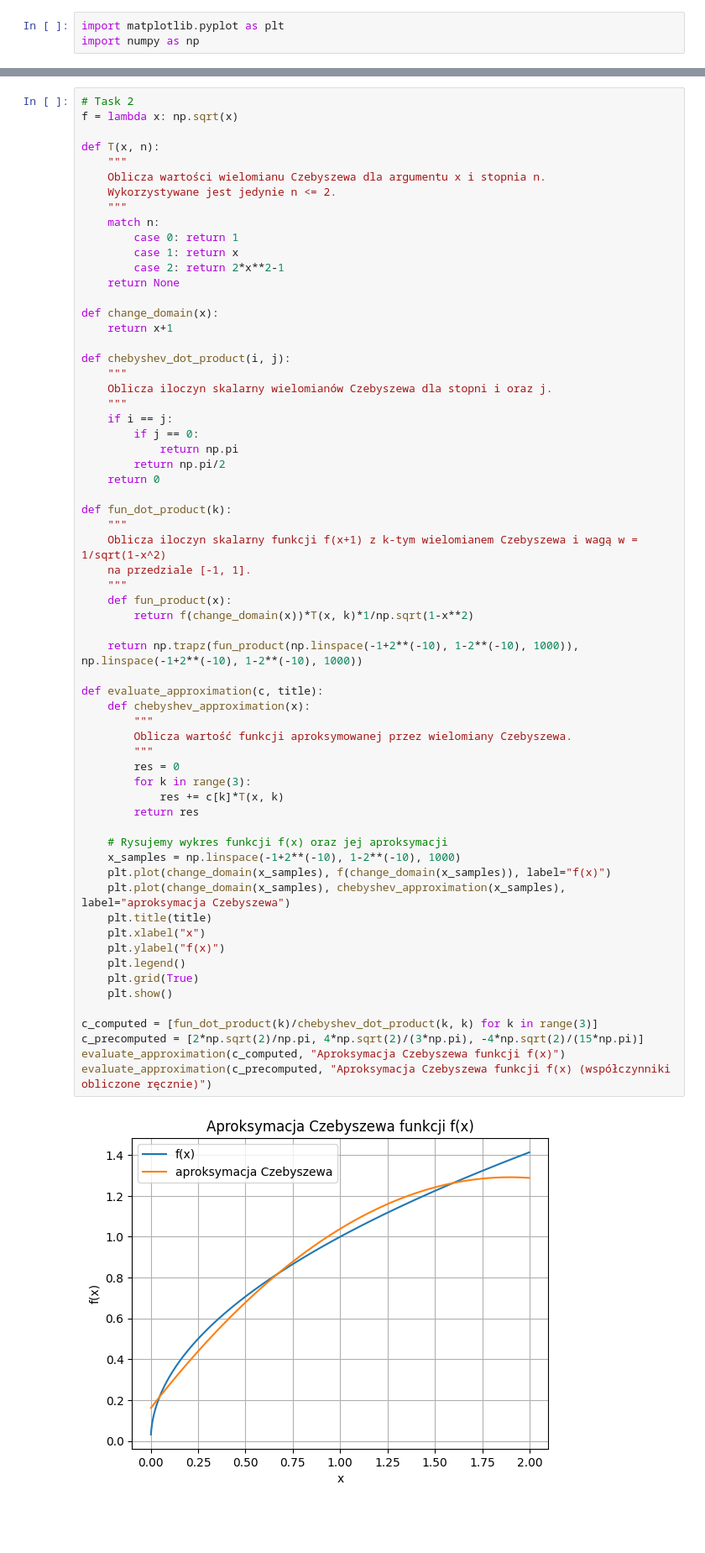
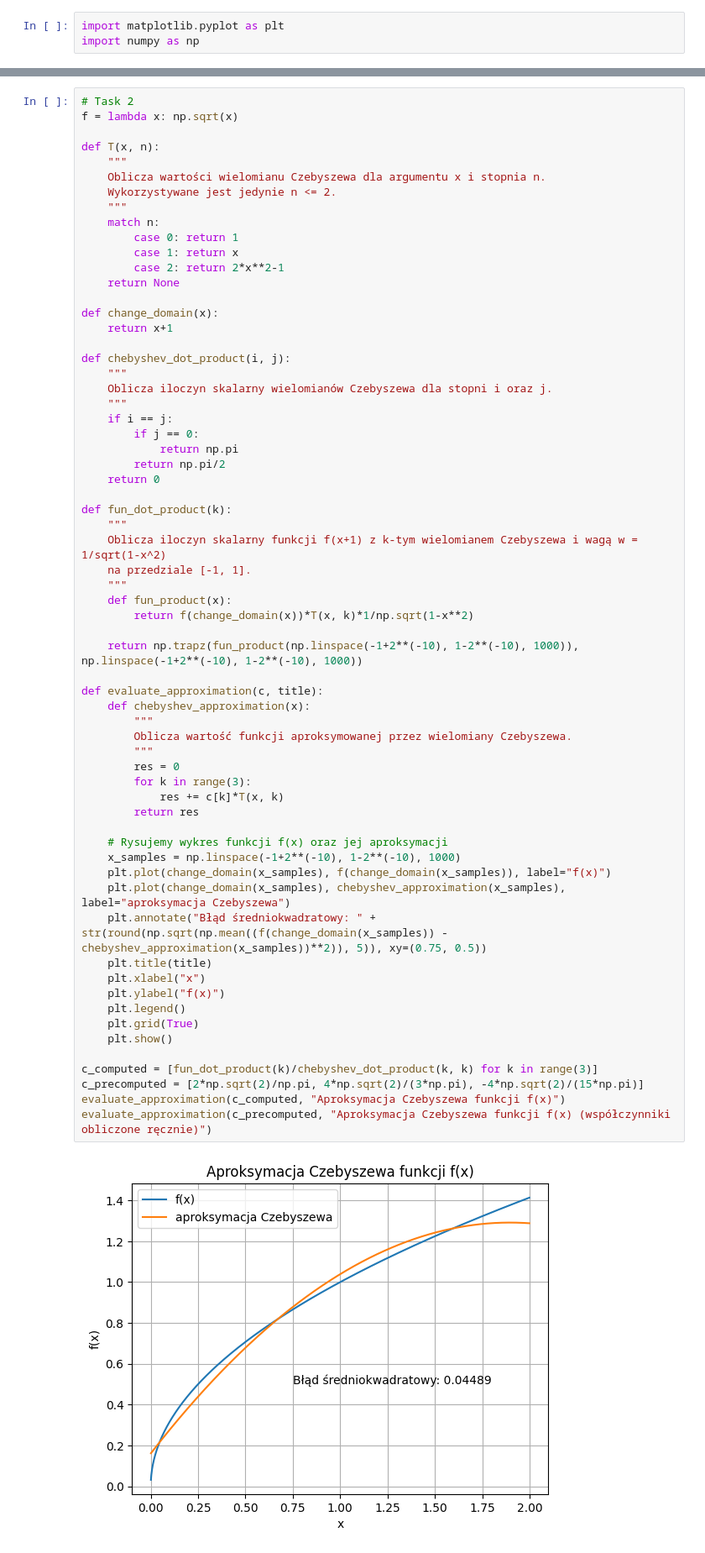
Before and after one commit to FalcO0O/MOWNiT, a Jupyter notebook: Lab_5/main.ipynb, the cells around one changed output, grey strips where cells are left out. Shown: that part at 84% size. Drawn from its saved outputs; the diff is of its cells as text; blank space fills up the shorter version.

Commit message:
Added MSE to task 2 in Lab 5
Added mean squared error to plots in task 2 from lab 5.

```diff
--- a/Lab_5/main.ipynb
+++ b/Lab_5/main.ipynb
@@ -210,31 +210,32 @@ def fun_dot_product(k):
         return f(change_domain(x))*T(x, k)*1/np.sqrt(1-x**2)
 
     return np.trapz(fun_product(np.linspace(-1+2**(-10), 1-2**(-10), 1000)), np.linspace(-1+2**(-10), 1-2**(-10), 1000))
 
 def evaluate_approximation(c, title):
     def chebyshev_approximation(x):
         """
         Oblicza wartość funkcji aproksymowanej przez wielomiany Czebyszewa.
         """
         res = 0
         for k in range(3):
             res += c[k]*T(x, k)
         return res
 
     # Rysujemy wykres funkcji f(x) oraz jej aproksymacji
     x_samples = np.linspace(-1+2**(-10), 1-2**(-10), 1000)
     plt.plot(change_domain(x_samples), f(change_domain(x_samples)), label="f(x)")
     plt.plot(change_domain(x_samples), chebyshev_approximation(x_samples), label="aproksymacja Czebyszewa")
+    plt.annotate("Błąd średniokwadratowy: " + str(round(np.sqrt(np.mean((f(change_domain(x_samples)) - chebyshev_approximation(x_samples))**2)), 5)), xy=(0.75, 0.5))
     plt.title(title)
     plt.xlabel("x")
     plt.ylabel("f(x)")
     plt.legend()
     plt.grid(True)
     plt.show()
 
 c_computed = [fun_dot_product(k)/chebyshev_dot_product(k, k) for k in range(3)]
 c_precomputed = [2*np.sqrt(2)/np.pi, 4*np.sqrt(2)/(3*np.pi), -4*np.sqrt(2)/(15*np.pi)]
 evaluate_approximation(c_computed, "Aproksymacja Czebyszewa funkcji f(x)")
 evaluate_approximation(c_precomputed, "Aproksymacja Czebyszewa funkcji f(x) (współczynniki obliczone ręcznie)")
 # %% [output]
-[figure, old version]
+[figure, new version]
```
Also changed, not shown: parts of 1 cell of this notebook.
